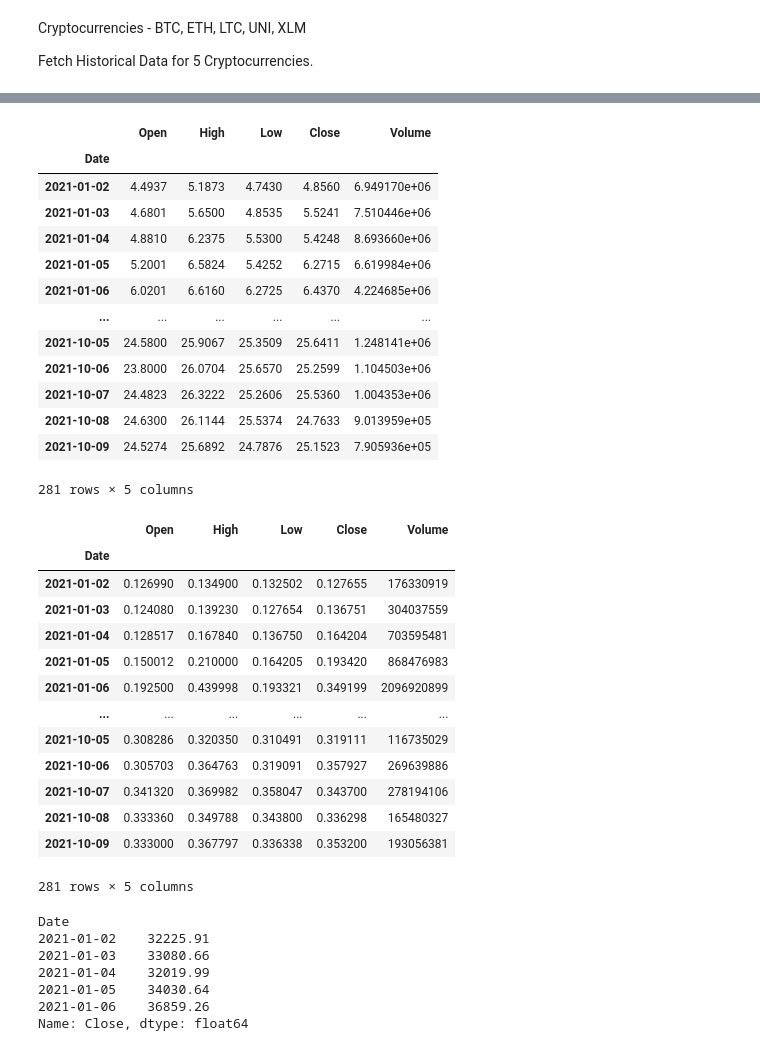
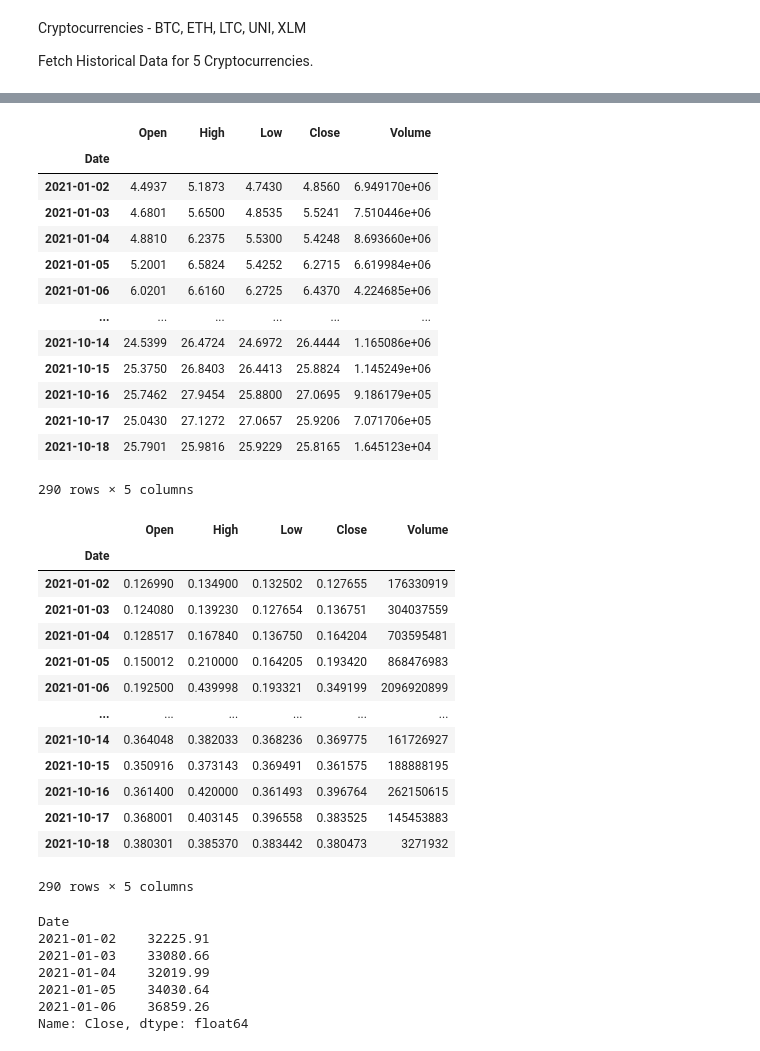
Before and after one commit to Swati-Subhadarshini/UWFinTech_Group3_Project1, a Jupyter notebook: Crypto_price_analysis.ipynb, the cells around one changed output, grey strips where cells are left out. Cells and saved outputs as stored; diff of their text form; code cells hidden in the pictures.

```diff
--- a/Crypto_price_analysis.ipynb
+++ b/Crypto_price_analysis.ipynb
@@ -101,40 +102,36 @@ LTC_df
 # %%
 ## UNI-USD Historical Data ( Uniswap Cryptocurrency)
 
-start_date = pd.Timestamp("2021-01-01", tz="America/New_York").isoformat()
-end_date = pd.Timestamp("2021-10-09", tz="America/New_York").isoformat()
-UNI_df = pd.DataFrame(c.get_product_historic_rates(product_id='UNI-USD', start=start_date, end=end_date,granularity = 86400))
-UNI_df.columns= ["Date","Open","High","Low","Close","Volume"]
-UNI_df['Date'] = pd.to_datetime(UNI_df['Date'], unit='s')
-UNI_df.set_index('Date', inplace=True)
-UNI_df.sort_values(by='Date', ascending=True, inplace=True)
-UNI_df
+uni_df = pd.DataFrame(c.get_product_historic_rates('UNI-USD', start='2021-01-01T01:00:00', end=date.today(), granularity = 86400))
+uni_df.columns= ["Date","Open","High","Low","Close","Volume"]
+uni_df['Date'] = pd.to_datetime(uni_df['Date'], unit='s')
+uni_df.set_index('Date', inplace=True)
+uni_df.sort_values(by='Date', ascending=True, inplace=True)
+uni_df
 # %% [output]
 |  | Open | High | Low | Close | Volume |
 | Date |  |  |  |  |  |
 | 2021-01-02 | 4.4937 | 5.1873 | 4.7430 | 4.8560 | 6.949170e+06 |
 | 2021-01-03 | 4.6801 | 5.6500 | 4.8535 | 5.5241 | 7.510446e+06 |
 | 2021-01-04 | 4.8810 | 6.2375 | 5.5300 | 5.4248 | 8.693660e+06 |
 | 2021-01-05 | 5.2001 | 6.5824 | 5.4252 | 6.2715 | 6.619984e+06 |
 | 2021-01-06 | 6.0201 | 6.6160 | 6.2725 | 6.4370 | 4.224685e+06 |
 | ... | ... | ... | ... | ... | ... |
-| 2021-10-05 | 24.5800 | 25.9067 | 25.3509 | 25.6411 | 1.248141e+06 |
-| 2021-10-06 | 23.8000 | 26.0704 | 25.6570 | 25.2599 | 1.104503e+06 |
-| 2021-10-07 | 24.4823 | 26.3222 | 25.2606 | 25.5360 | 1.004353e+06 |
-| 2021-10-08 | 24.6300 | 26.1144 | 25.5374 | 24.7633 | 9.013959e+05 |
-| 2021-10-09 | 24.5274 | 25.6892 | 24.7876 | 25.1523 | 7.905936e+05 |
+| 2021-10-14 | 24.5399 | 26.4724 | 24.6972 | 26.4444 | 1.165086e+06 |
+| 2021-10-15 | 25.3750 | 26.8403 | 26.4413 | 25.8824 | 1.145249e+06 |
+| 2021-10-16 | 25.7462 | 27.9454 | 25.8800 | 27.0695 | 9.186179e+05 |
+| 2021-10-17 | 25.0430 | 27.1272 | 27.0657 | 25.9206 | 7.071706e+05 |
+| 2021-10-18 | 25.7901 | 25.9816 | 25.9229 | 25.8165 | 1.645123e+04 |
-281 rows × 5 columns
+290 rows × 5 columns
 # %%
 ##XLM-USD Historical Data
 
-start_date = pd.Timestamp("2021-01-01", tz="America/New_York").isoformat()
-end_date = pd.Timestamp("2021-10-09", tz="America/New_York").isoformat()
-XLM_df = pd.DataFrame(c.get_product_historic_rates(product_id='XLM-USD', start=start_date, end=end_date,granularity = 86400))
-XLM_df.columns= ["Date","Open","High","Low","Close","Volume"]
-XLM_df['Date'] = pd.to_datetime(XLM_df['Date'], unit='s')
-XLM_df.set_index('Date', inplace=True)
-XLM_df.sort_values(by='Date', ascending=True, inplace=True)
-XLM_df
+xlm_df = pd.DataFrame(c.get_product_historic_rates('XLM-USD', start='2021-01-01T01:00:00', end=date.today(), granularity = 86400))
+xlm_df.columns= ["Date","Open","High","Low","Close","Volume"]
+xlm_df['Date'] = pd.to_datetime(xlm_df['Date'], unit='s')
+xlm_df.set_index('Date', inplace=True)
+xlm_df.sort_values(by='Date', ascending=True, inplace=True)
+xlm_df
 # %% [output]
 |  | Open | High | Low | Close | Volume |
 | Date |  |  |  |  |  |
@@ -144,10 +141,10 @@ XLM_df
 | 2021-01-05 | 0.150012 | 0.210000 | 0.164205 | 0.193420 | 868476983 |
 | 2021-01-06 | 0.192500 | 0.439998 | 0.193321 | 0.349199 | 2096920899 |
 | ... | ... | ... | ... | ... | ... |
-| 2021-10-05 | 0.308286 | 0.320350 | 0.310491 | 0.319111 | 116735029 |
-| 2021-10-06 | 0.305703 | 0.364763 | 0.319091 | 0.357927 | 269639886 |
-| 2021-10-07 | 0.341320 | 0.369982 | 0.358047 | 0.343700 | 278194106 |
-| 2021-10-08 | 0.333360 | 0.349788 | 0.343800 | 0.336298 | 165480327 |
-| 2021-10-09 | 0.333000 | 0.367797 | 0.336338 | 0.353200 | 193056381 |
+| 2021-10-14 | 0.364048 | 0.382033 | 0.368236 | 0.369775 | 161726927 |
+| 2021-10-15 | 0.350916 | 0.373143 | 0.369491 | 0.361575 | 188888195 |
+| 2021-10-16 | 0.361400 | 0.420000 | 0.361493 | 0.396764 | 262150615 |
+| 2021-10-17 | 0.368001 | 0.403145 | 0.396558 | 0.383525 | 145453883 |
+| 2021-10-18 | 0.380301 | 0.385370 | 0.383442 | 0.380473 | 3271932 |
-281 rows × 5 columns
+290 rows × 5 columns
 # %%
```
Also changed, not shown: parts of 18 cells of this notebook, 5 other files.
